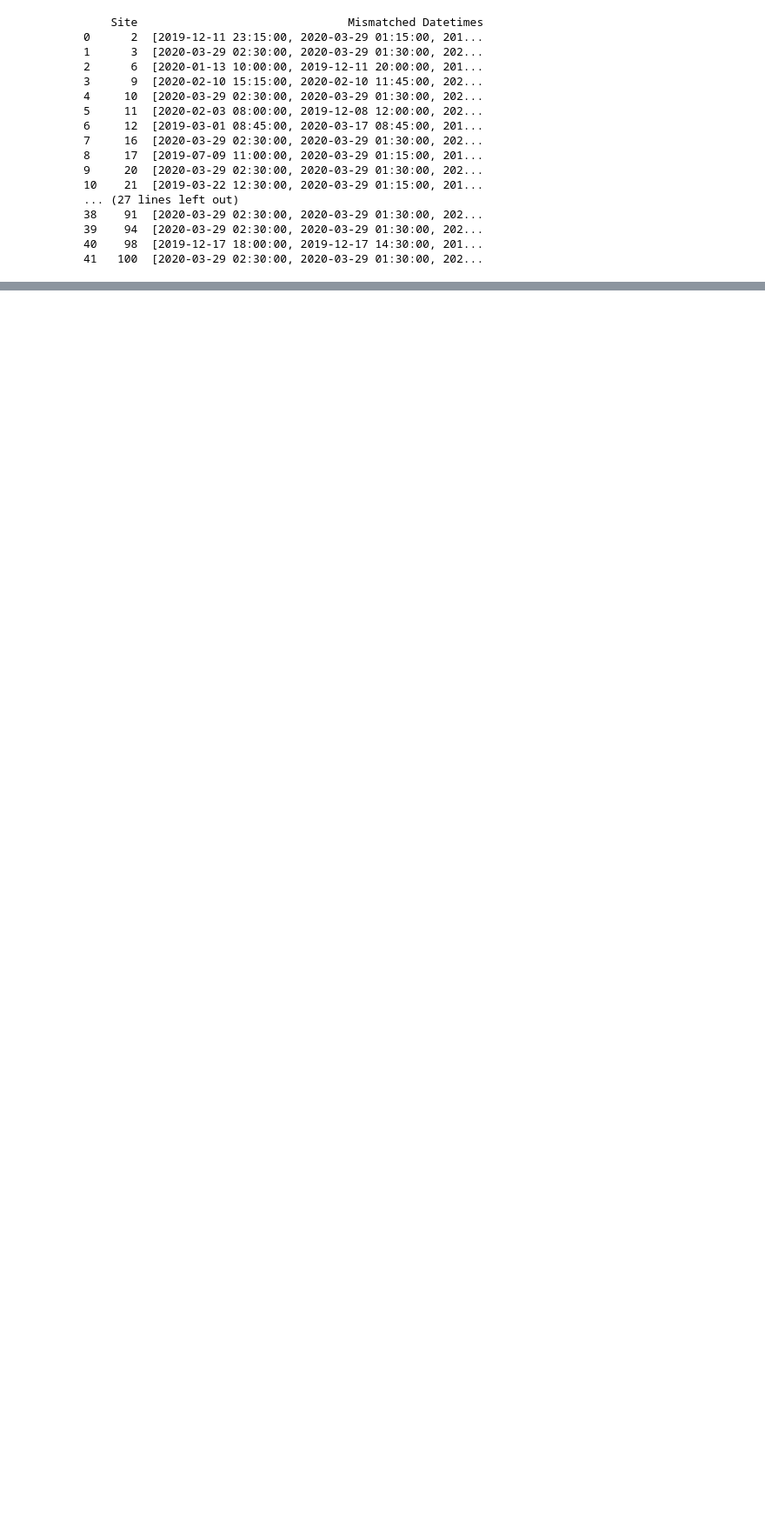
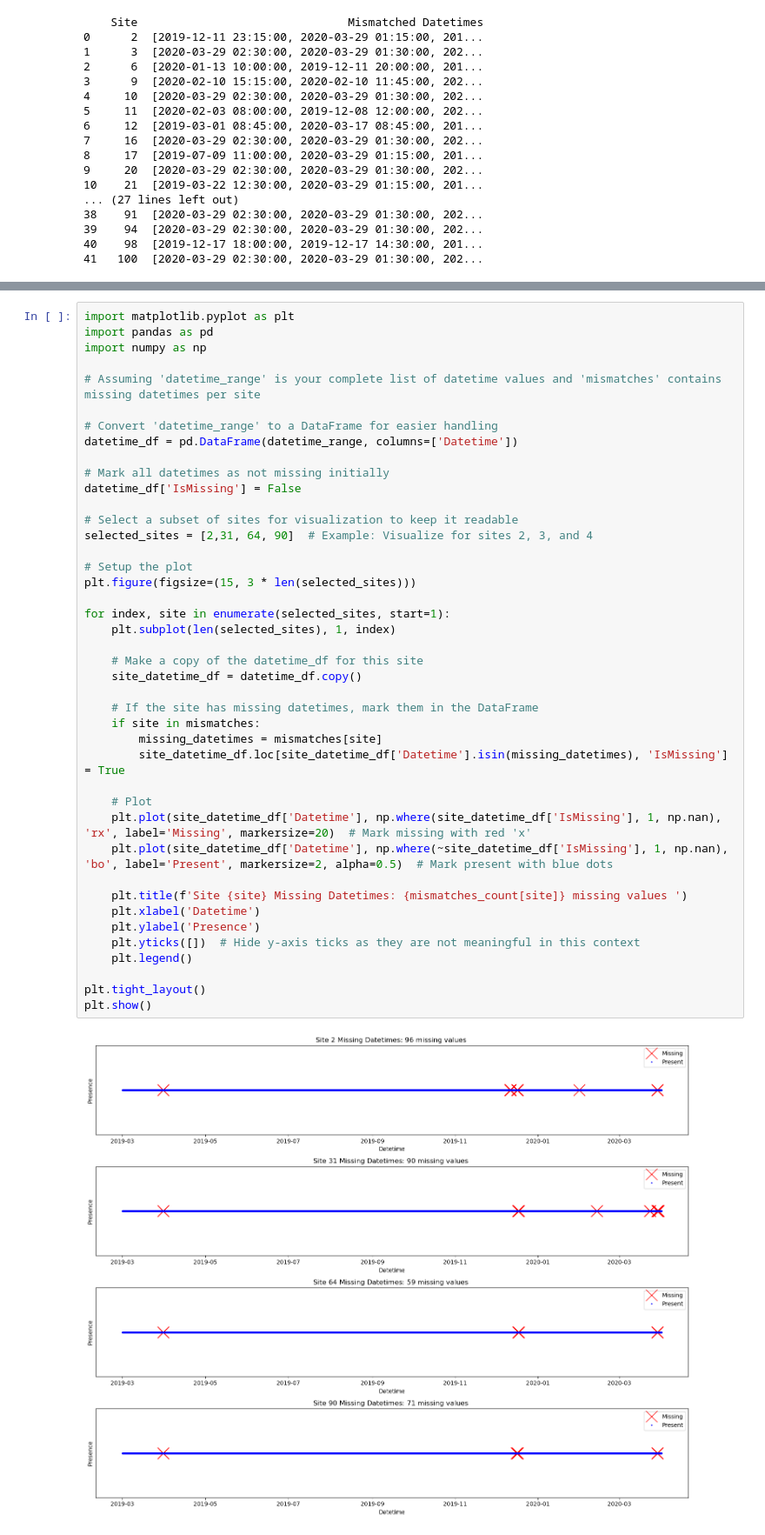
Before and after one commit to dguiraldes/aml_project, a Jupyter notebook: elian_EDA.ipynb, the cells around one changed output, grey strips where cells are left out. Shown at 87% size. Saved outputs shown, nothing was run; the diff lists cells and outputs as text; blank space fills up the shorter version.

```diff
--- a/elian_EDA.ipynb
+++ b/elian_EDA.ipynb
@@ -190,0 +193,44 @@ print(mismatch_count_df)
+# %%
+import matplotlib.pyplot as plt
+import pandas as pd
+import numpy as np
+
+# Assuming 'datetime_range' is your complete list of datetime values and 'mismatches' contains missing datetimes per site
+
+# Convert 'datetime_range' to a DataFrame for easier handling
+datetime_df = pd.DataFrame(datetime_range, columns=['Datetime'])
+
+# Mark all datetimes as not missing initially
+datetime_df['IsMissing'] = False
+
+# Select a subset of sites for visualization to keep it readable
+selected_sites = [2,31, 64, 90]  # Example: Visualize for sites 2, 3, and 4
+
+# Setup the plot
+plt.figure(figsize=(15, 3 * len(selected_sites)))
+
+for index, site in enumerate(selected_sites, start=1):
+    plt.subplot(len(selected_sites), 1, index)
+
+    # Make a copy of the datetime_df for this site
+    site_datetime_df = datetime_df.copy()
+
+    # If the site has missing datetimes, mark them in the DataFrame
+    if site in mismatches:
+        missing_datetimes = mismatches[site]
+        site_datetime_df.loc[site_datetime_df['Datetime'].isin(missing_datetimes), 'IsMissing'] = True
+
+    # Plot
+    plt.plot(site_datetime_df['Datetime'], np.where(site_datetime_df['IsMissing'], 1, np.nan), 'rx', label='Missing', markersize=20)  # Mark missing with red 'x'
+    plt.plot(site_datetime_df['Datetime'], np.where(~site_datetime_df['IsMissing'], 1, np.nan), 'bo', label='Present', markersize=2, alpha=0.5)  # Mark present with blue dots
+
+    plt.title(f'Site {site} Missing Datetimes: {mismatches_count[site]} missing values ')
+    plt.xlabel('Datetime')
+    plt.ylabel('Presence')
+    plt.yticks([])  # Hide y-axis ticks as they are not meaningful in this context
+    plt.legend()
+
+plt.tight_layout()
+plt.show()
+# %% [output]
+[figure, added]
```
Also changed, not shown: parts of 2 cells of this notebook.
